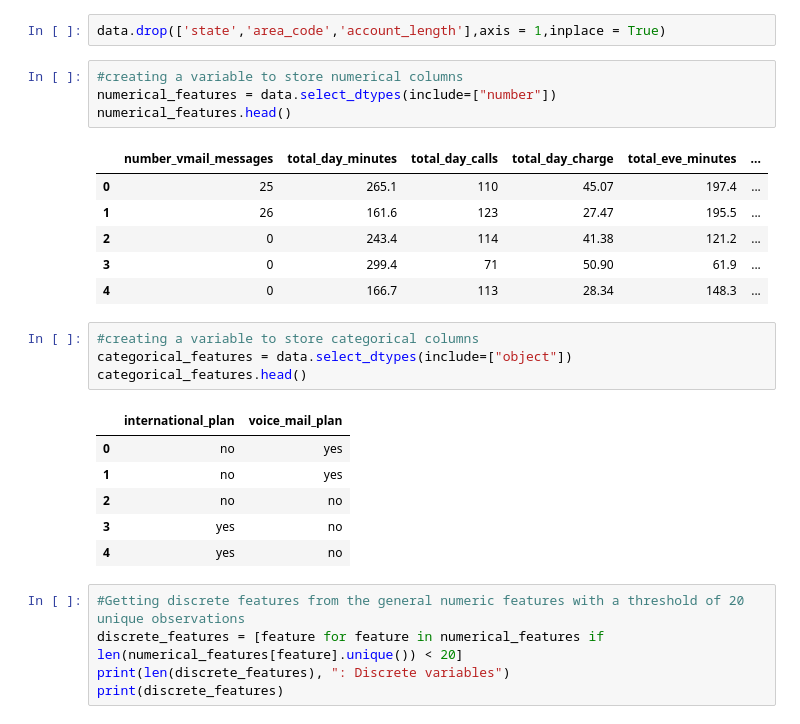
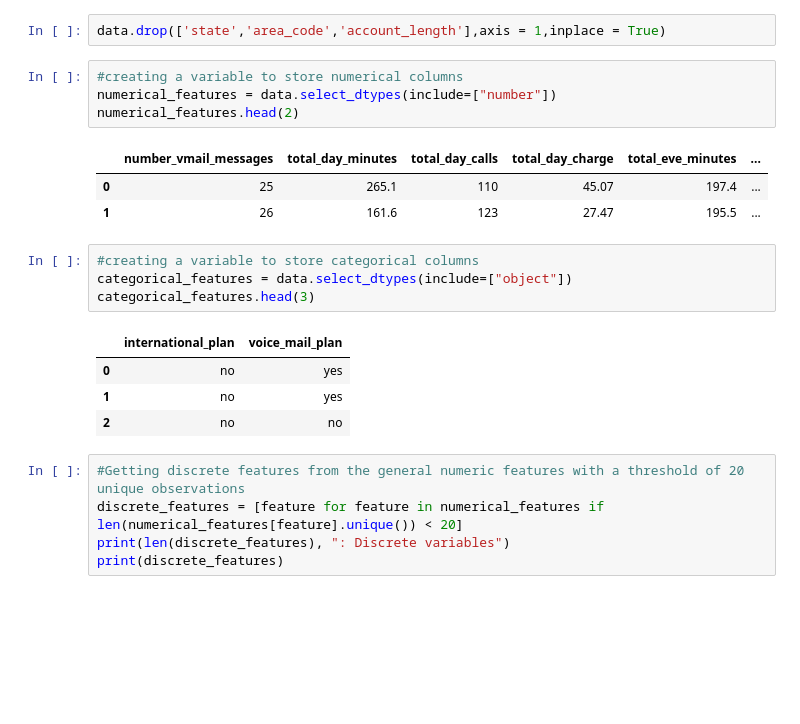
Before and after one commit to PatienceAnono/-SyriaTel-Customer-Churn-Project, a Jupyter notebook: SyriaTel Customer Churn.ipynb, the cells around one changed output. Drawn from its saved outputs; the diff is of its cells as text; blank space fills up the shorter version.

```diff
--- a/SyriaTel Customer Churn.ipynb
+++ b/SyriaTel Customer Churn.ipynb
@@ -466,25 +482,20 @@ data.drop(['state','area_code','account_length'],axis = 1,inplace = True)
 # %%
 #creating a variable to store numerical columns
 numerical_features = data.select_dtypes(include=["number"])
-numerical_features.head()
+numerical_features.head(2)
 # %% [output]
 |  | number_vmail_messages | total_day_minutes | total_day_calls | total_day_charge | total_eve_minutes | ... |
 | 0 | 25 | 265.1 | 110 | 45.07 | 197.4 | ... |
 | 1 | 26 | 161.6 | 123 | 27.47 | 195.5 | ... |
-| 2 | 0 | 243.4 | 114 | 41.38 | 121.2 | ... |
-| 3 | 0 | 299.4 | 71 | 50.90 | 61.9 | ... |
-| 4 | 0 | 166.7 | 113 | 28.34 | 148.3 | ... |
 # %%
 #creating a variable to store categorical columns
 categorical_features = data.select_dtypes(include=["object"])
-categorical_features.head()
+categorical_features.head(3)
 # %% [output]
 |  | international_plan | voice_mail_plan |
 | 0 | no | yes |
 | 1 | no | yes |
 | 2 | no | no |
-| 3 | yes | no |
-| 4 | yes | no |
 # %%
 #Getting discrete features from the general numeric features with a threshold of 20 unique observations
 discrete_features = [feature for feature in numerical_features if len(numerical_features[feature].unique()) < 20]
```
Also changed, not shown: parts of 75 cells of this notebook.
